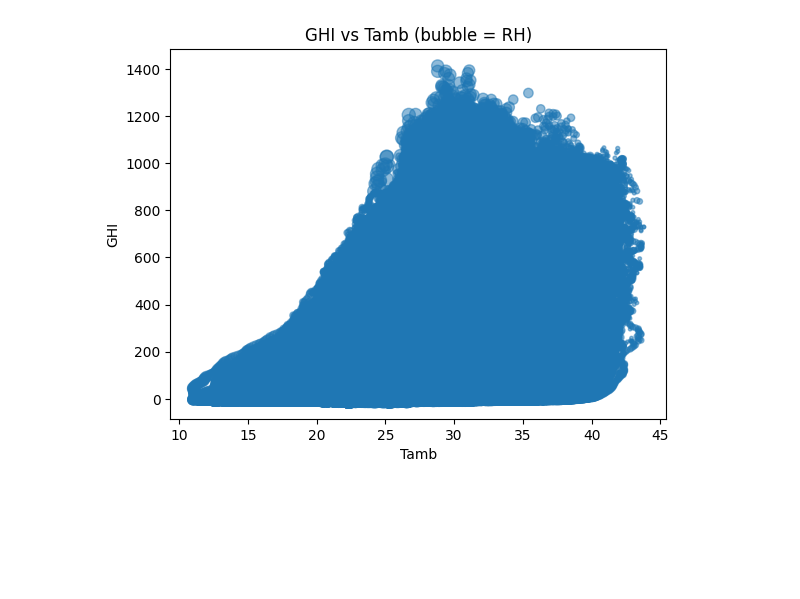
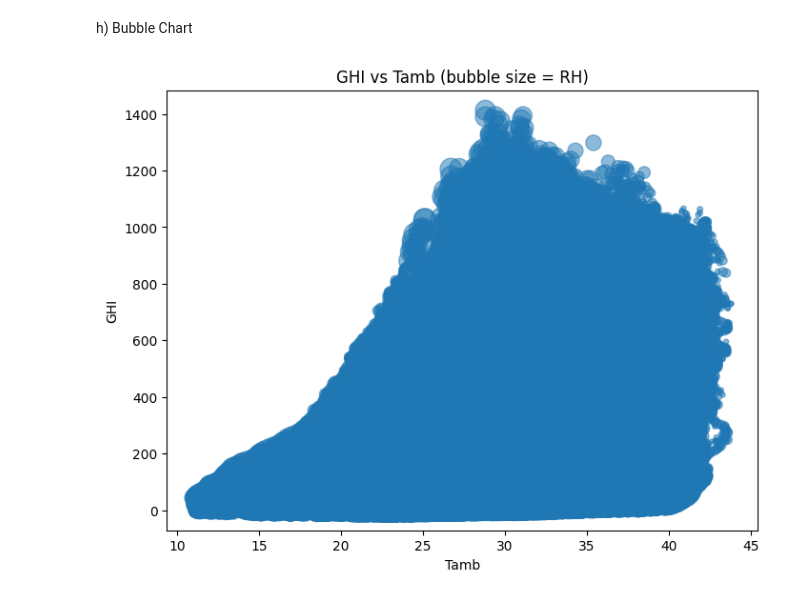
Before and after one commit to mihret7/solar-challenge-week0, a Jupyter notebook: notebooks/benin_eda.ipynb, the cells around one changed output. Cells and saved outputs as stored; diff of their text form; code cells hidden in the pictures; blank space fills up the shorter version.

```diff
--- a/notebooks/benin_eda.ipynb
+++ b/notebooks/benin_eda.ipynb
@@ -69 +109,5 @@ For example, when doing 'df[col].method(value, inplace=True)', try using 'df.met
+# %%
+# Remove obviously incorrect values (example: negative solar irradiance)
+
+df = df[df['GHI'] >= 0]   # drop negative GHI rows if they are impossible
 # %%
@@ -100,0 +119,14 @@ sns.barplot(data=df, x='outlier_flag', y='ModB')
+# %%
+# Ensure Timestamp is datetime and set as index
+# If Timestamp is still a column, convert to datetime
+if 'Timestamp' in df.columns:
+    df['Timestamp'] = pd.to_datetime(df['Timestamp'], errors='coerce')
+    df = df.dropna(subset=['Timestamp'])  # remove rows with invalid timestamps
+    df = df.set_index('Timestamp')        # set as index
+else:
+    # Already index, ensure it's datetime
+    df.index = pd.to_datetime(df.index, errors='coerce')
+    df = df.dropna()  # drop any rows where conversion failed
+
+# Sort by time
+df = df.sort_index()
@@ -127,0 +239,15 @@ plt.show()
+# %%
+"""
+Analyze how RH affects temperature readings and radiation. High humidity may correlate with lower GHI due to cloudiness.
+"""
+sns.scatterplot(data=df, x='RH', y='Tamb', alpha=0.4)
+plt.title('RH vs Ambient Temp')
+plt.show()
+
+sns.scatterplot(data=df, x='RH', y='GHI', alpha=0.4)
+plt.title('RH vs GHI')
+plt.show()
+
+# Group by RH buckets and summarize
+df['RH_bin'] = pd.cut(df['RH'], bins=5)
+df.groupby('RH_bin')[['Tamb','GHI']].mean()
@@ -128,9 +264,16 @@ plt.show()
+# %% [markdown]
+h) Bubble Chart
 # %%
-# Bubble chart: GHI vs Tamb, bubble size = RH
-plt.scatter(df['Tamb'], df['GHI'], s=df['RH'], alpha=0.5)
+"""
+Bubble chart adds a third variable (bubble size) to scatter relationships — here GHI vs Tamb with bubble = RH (or BP).
+"""
+plt.figure(figsize=(8,6))
+sizes = (df['RH'] - df['RH'].min()).fillna(1)  # scale sizes
+sizes = (sizes / sizes.max()) * 300           # scale to reasonable marker sizes
+plt.scatter(df['Tamb'], df['GHI'], s=sizes, alpha=0.5)
 plt.xlabel('Tamb')
 plt.ylabel('GHI')
-plt.title('GHI vs Tamb (bubble = RH)')
+plt.title('GHI vs Tamb (bubble size = RH)')
 plt.show()
 # %% [output]
-[figure, old version]
+[figure, new version]
```
Also changed, not shown: parts of 26 cells of this notebook.
